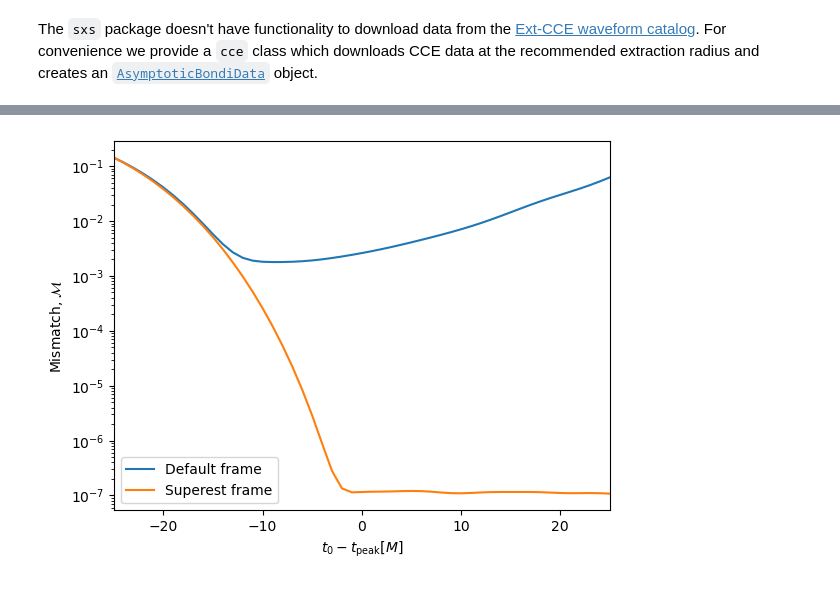
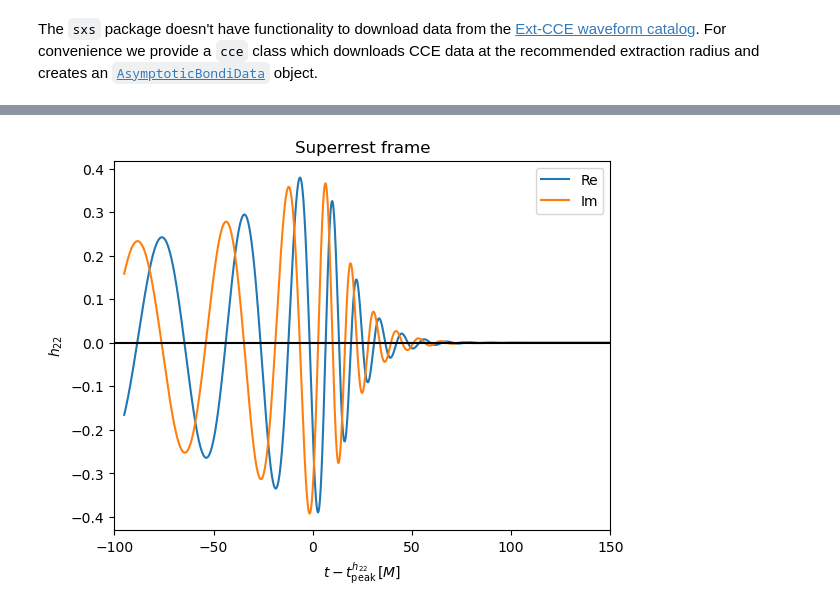
Before and after one commit to sxs-collaboration/qnmfits, a Jupyter notebook: examples/working_with_cce.ipynb, the cells around one changed output, grey strips where cells are left out. Drawn from its saved outputs; the diff is of its cells as text; code cells hidden in the pictures.

```diff
--- a/examples/working_with_cce.ipynb
+++ b/examples/working_with_cce.ipynb
@@ -74,2 +66,2 @@ The `cce` class also has a convenience function to transform the waveform to the
 # %%
-abd_prime = cce.map_to_superrest(abd, t0=300)
+abd_prime = utils.to_superrest_frame(abd, t0=300)
@@ -111,15 +68,26 @@ for t0 in t0_array:
-# %%
-fig, ax = plt.subplots()
-ax.set_yscale('log')
-
-ax.plot(t0_array, mismatch_list, label='Default frame')
-ax.plot(t0_array, superrest_mismatch_list, label='Superest frame')
-
-ax.set_xlim(t0_array[0], t0_array[-1])
-
-ax.legend()
-
-ax.set_xlabel(r'$t_0 - t_\mathrm{peak} [M]$')
-_ = ax.set_ylabel(r'Mismatch, $\mathcal{M}$')
-# %% [output]
-[figure, removed]
+# %%
+h_prime = abd_prime.h
+# %%
+# We can extract individual spherical-harmonic modes like this:
+h22_prime = h_prime.data[:,h_prime.index(2,2)]
+
+# Shift the times
+h_prime.t -= h_prime.t[np.argmax(np.abs(h22_prime))]
+
+fig, ax = plt.subplots()
+
+ax.set_title('Superrest frame')
+
+ax.plot(h_prime.t, np.real(h22_prime), label='Re')
+ax.plot(h_prime.t, np.imag(h22_prime), label='Im')
+
+ax.axhline(0, c='k')
+
+ax.set_xlabel('$t - t_\mathrm{peak}^{h_{22}}\, [M]$')
+ax.set_ylabel('$h_{22}$')
+
+ax.legend()
+
+ax.set_xlim(-100,150);
+# %% [output]
+[figure, added]
```
Also changed, not shown: parts of 15 cells of this notebook.
